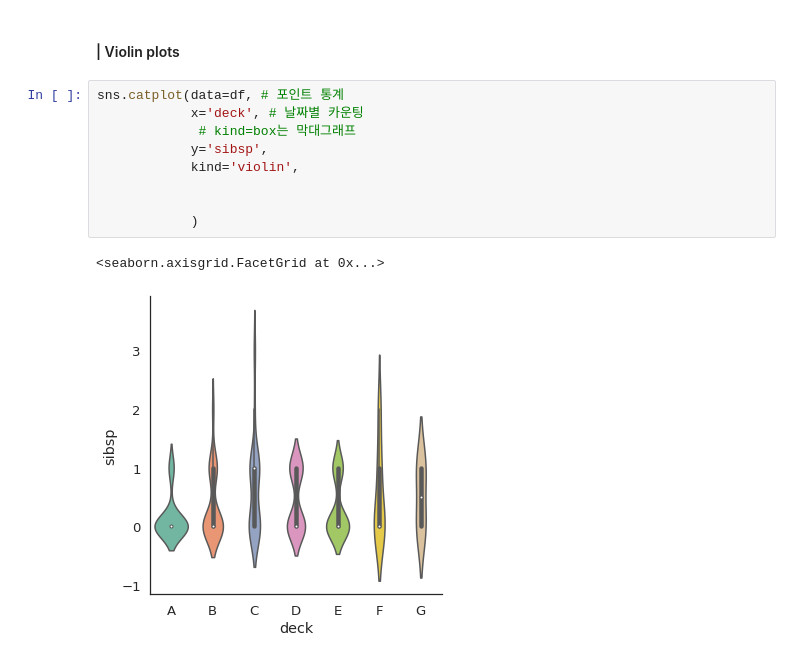
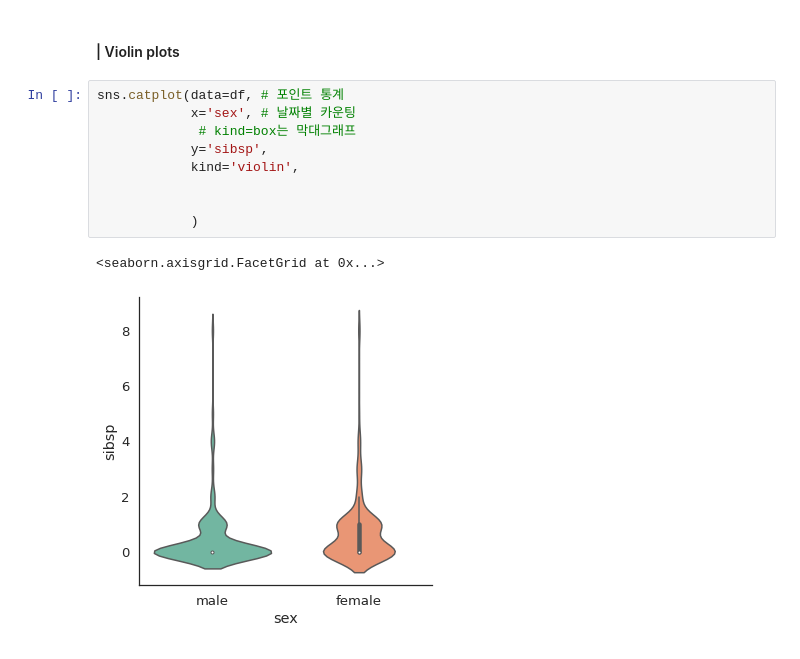
Before and after one commit to Mifekmk/SkillTreePython-DataAnalysis, a Jupyter notebook: ch02_09_Seaborn실습_tip데이터.ipynb, the cells around one changed output. Saved outputs shown, nothing was run; the diff lists cells and outputs as text.

```diff
--- a/ch02_09_Seaborn실습_tip데이터.ipynb
+++ b/ch02_09_Seaborn실습_tip데이터.ipynb
@@ -427,13 +432,13 @@ sns.catplot(data=df, # 포인트 통계
 #### | Violin plots
 # %%
 sns.catplot(data=df, # 포인트 통계
-            x='deck', # 날짜별 카운팅
+            x='sex', # 날짜별 카운팅
              # kind=box는 막대그래프
             y='sibsp',
             kind='violin',
 
 
             )
 # %% [output]
 <seaborn.axisgrid.FacetGrid at 0x...>
-[figure, old version]
+[figure, new version]
```
Also changed, not shown: parts of 5 cells of this notebook.
